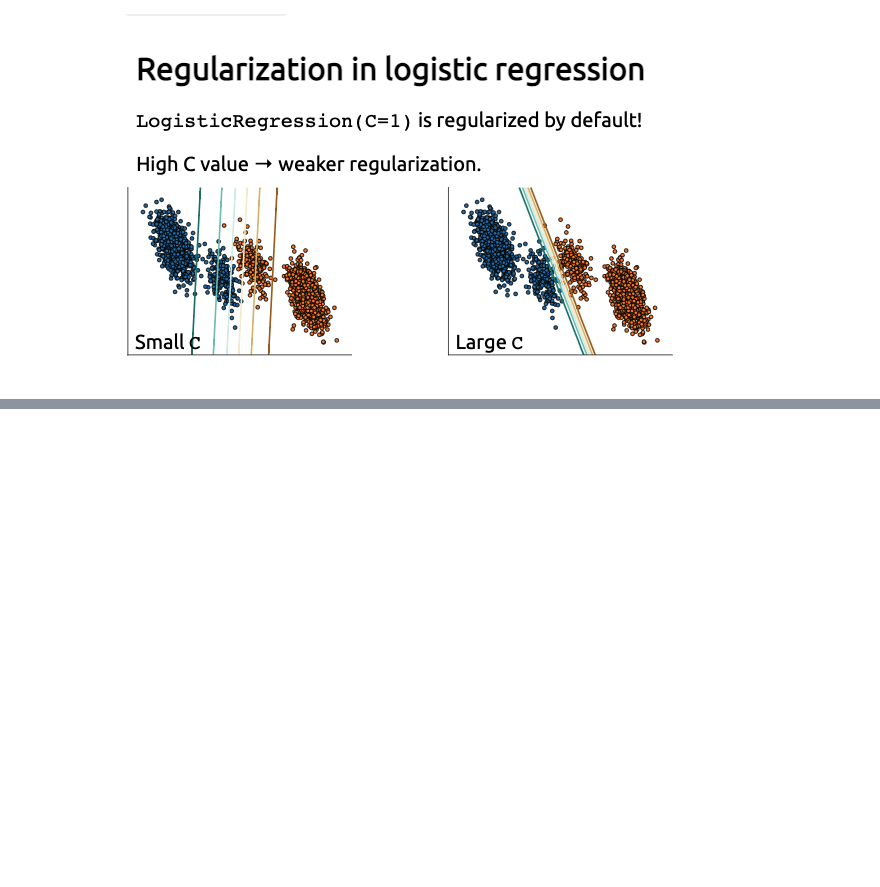
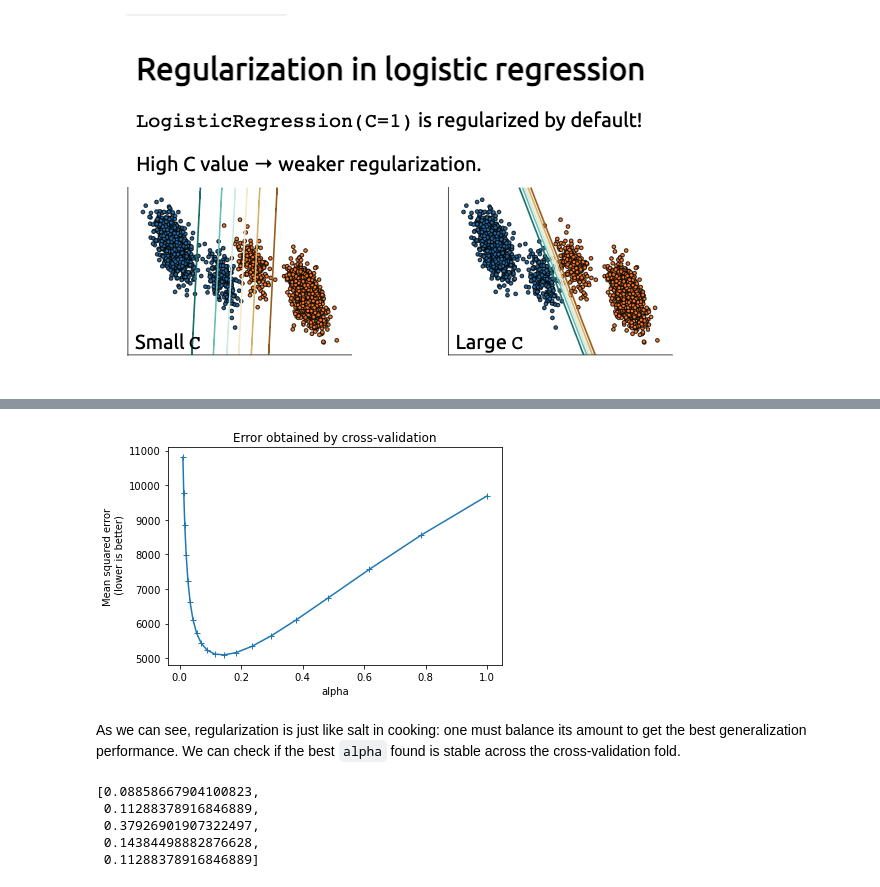
Before and after one commit to skacem/Learning-Machine-Learning, a Jupyter notebook: Scikit-learn/403_linear_model_regularization.ipynb, the cells around one changed output, grey strips where cells are left out. Drawn from its saved outputs; the diff is of its cells as text; code cells hidden in the pictures; blank space fills up the shorter version.

```diff
--- a/Scikit-learn/403_linear_model_regularization.ipynb
+++ b/Scikit-learn/403_linear_model_regularization.ipynb
@@ -38,0 +41,6 @@ One solution would be to filter-out useless features:
+# %%
+from sklearn.datasets import fetch_california_housing
+
+data, target = fetch_california_housing(as_frame=True, return_X_y=True)
+target *=100 # rescale the target in k$
+data.sample(5)
@@ -38,0 +239,15 @@ One solution would be to filter-out useless features:
+# %%
+import numpy as np
+from sklearn.linear_model import RidgeCV
+
+alphas = np.logspace(-2, 0, num=20)
+ridge = make_pipeline(PolynomialFeatures(degree=2), StandardScaler(),
+                      RidgeCV(alphas=alphas, store_cv_values=True))
+# %%
+from sklearn.model_selection import ShuffleSplit
+
+cv = ShuffleSplit(n_splits=5, random_state=1)
+cv_results = cross_validate(ridge, data, target,
+                           cv=cv, scoring='neg_mean_squared_error',
+                           return_train_score=True,
+                           return_estimator=True, n_jobs=2)
@@ -38,0 +272,4 @@ One solution would be to filter-out useless features:
+# %%
+mse_alphas = [est[-1].cv_values_.mean(axis=0) for est in cv_results['estimator']]
+cv_alphas = pd.DataFrame(mse_alphas, columns=alphas)
+cv_alphas
@@ -38,0 +283,18 @@ One solution would be to filter-out useless features:
+# %%
+cv_alphas.mean(axis=0).plot(marker="+")
+plt.ylabel("Mean squared error\n (lower is better)")
+plt.xlabel("alpha")
+_ = plt.title("Error obtained by cross-validation")
+# %% [output]
+[figure, added]
+# %% [markdown]
+As we can see, regularization is just like salt in cooking: one must balance its amount to get the best generalization performance. We can check if the best `alpha` found is stable across the cross-validation fold.
+# %%
+best_alphas = [est[-1].alpha_ for est in cv_results['estimator']]
+best_alphas
+# %% [output]
+[0.08858667904100823,
+ 0.11288378916846889,
+ 0.37926901907322497,
+ 0.14384498882876628,
+ 0.11288378916846889]
```
Also changed, not shown: parts of 39 cells of this notebook.
